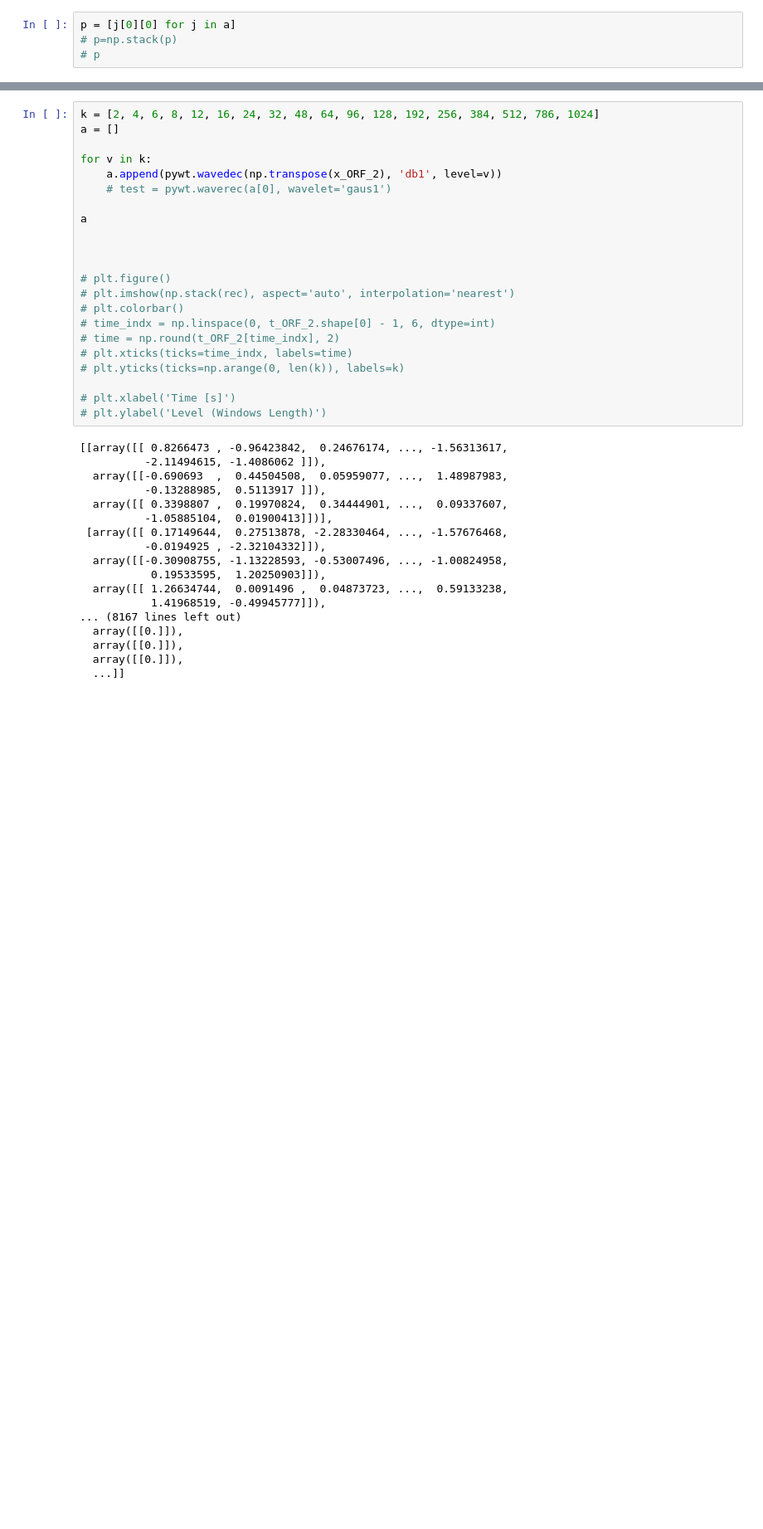
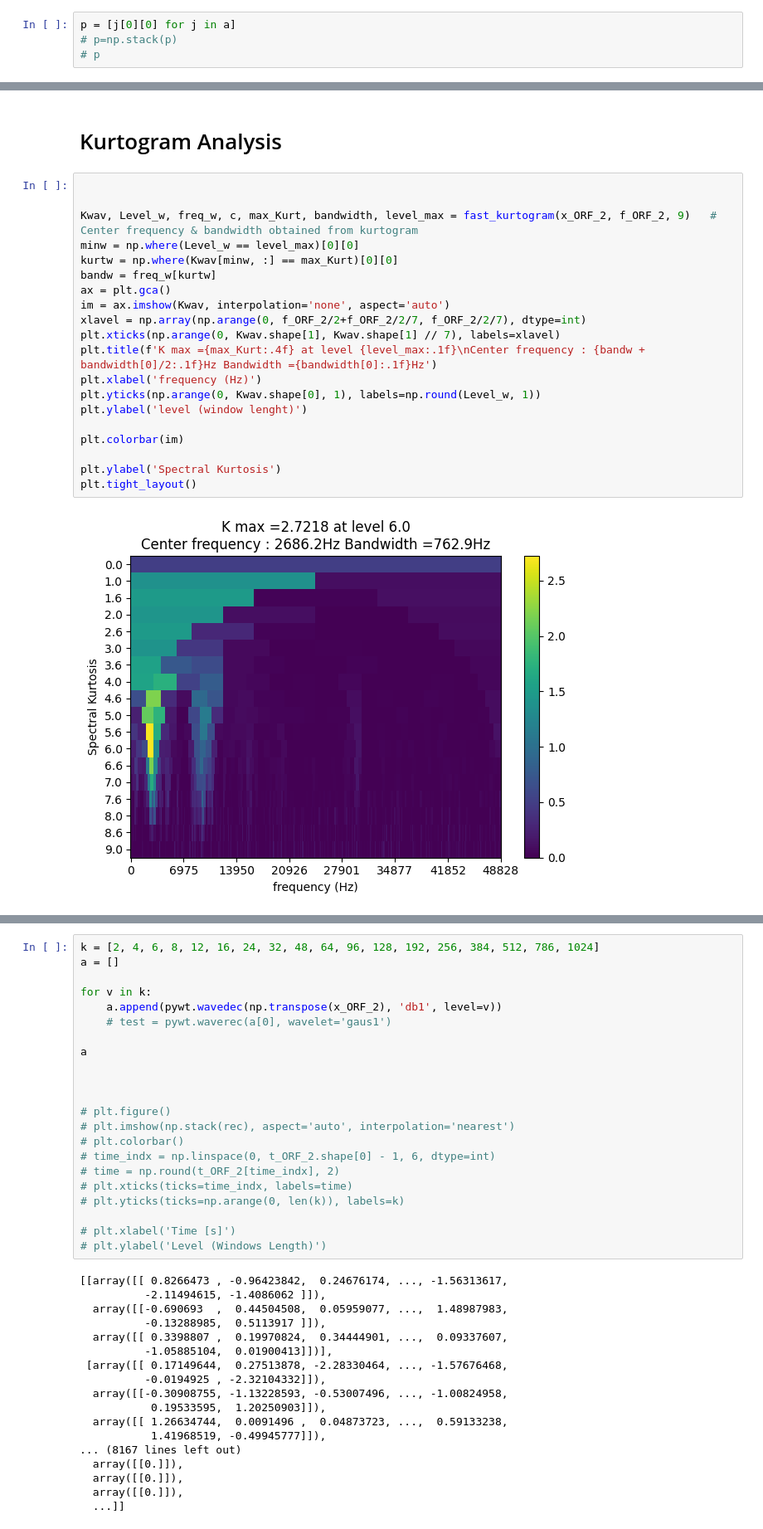
Before and after one commit to DimitriZC/Rolling-Fault-FFT-Wavelet-Analysis, a Jupyter notebook: trab.ipynb, the cells around one changed output, grey strips where cells are left out. Shown at 83% size. Drawn from its saved outputs; the diff is of its cells as text; blank space fills up the shorter version.

Commit message:
Found kurtogram func

```diff
--- a/trab.ipynb
+++ b/trab.ipynb
@@ -322,0 +334,24 @@ Text(0, 0.5, 'Level (Windows Length)')
+# %% [markdown]
+# Kurtogram Analysis
+# %%
+
+
+Kwav, Level_w, freq_w, c, max_Kurt, bandwidth, level_max = fast_kurtogram(x_ORF_2, f_ORF_2, 9)   # Center frequency & bandwidth obtained from kurtogram
+minw = np.where(Level_w == level_max)[0][0]
+kurtw = np.where(Kwav[minw, :] == max_Kurt)[0][0]
+bandw = freq_w[kurtw]
+ax = plt.gca()
+im = ax.imshow(Kwav, interpolation='none', aspect='auto')
+xlavel = np.array(np.arange(0, f_ORF_2/2+f_ORF_2/2/7, f_ORF_2/2/7), dtype=int)
+plt.xticks(np.arange(0, Kwav.shape[1], Kwav.shape[1] // 7), labels=xlavel)
+plt.title(f'K max ={max_Kurt:.4f} at level {level_max:.1f}\nCenter frequency : {bandw + bandwidth[0]/2:.1f}Hz Bandwidth ={bandwidth[0]:.1f}Hz')
+plt.xlabel('frequency (Hz)')
+plt.yticks(np.arange(0, Kwav.shape[0], 1), labels=np.round(Level_w, 1))
+plt.ylabel('level (window lenght)')
+
+plt.colorbar(im)
+
+plt.ylabel('Spectral Kurtosis')
+plt.tight_layout()
+# %% [output]
+[figure, added]
```
Also changed, not shown: parts of 12 cells of this notebook, 1 other file.
